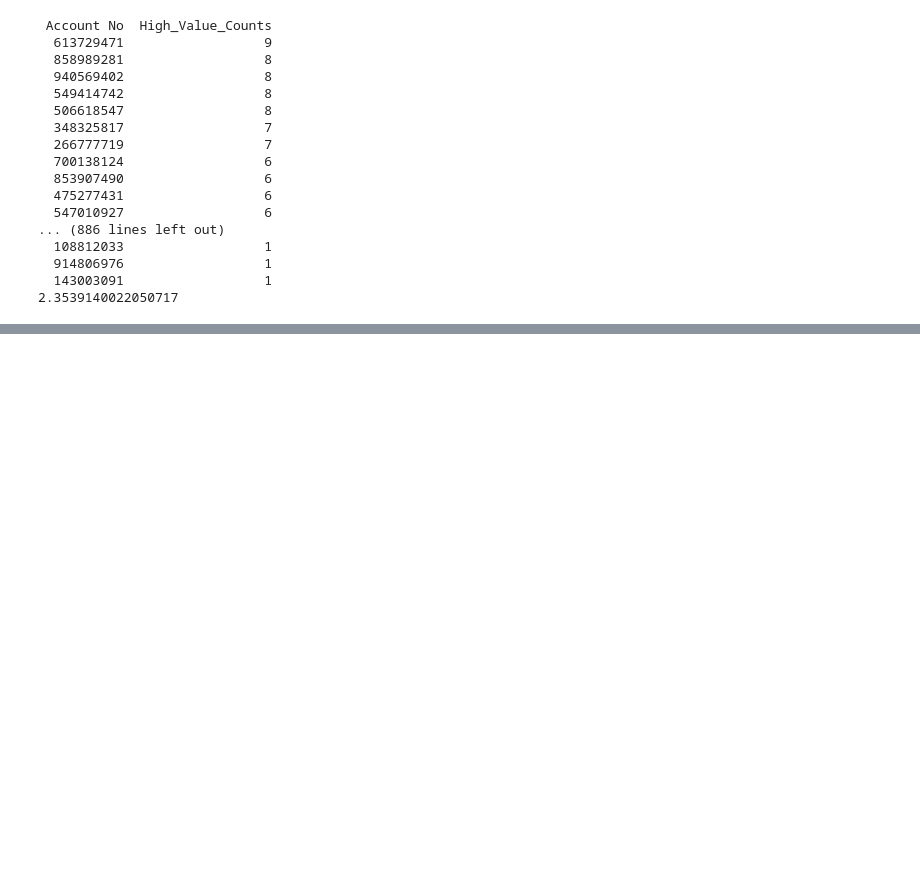
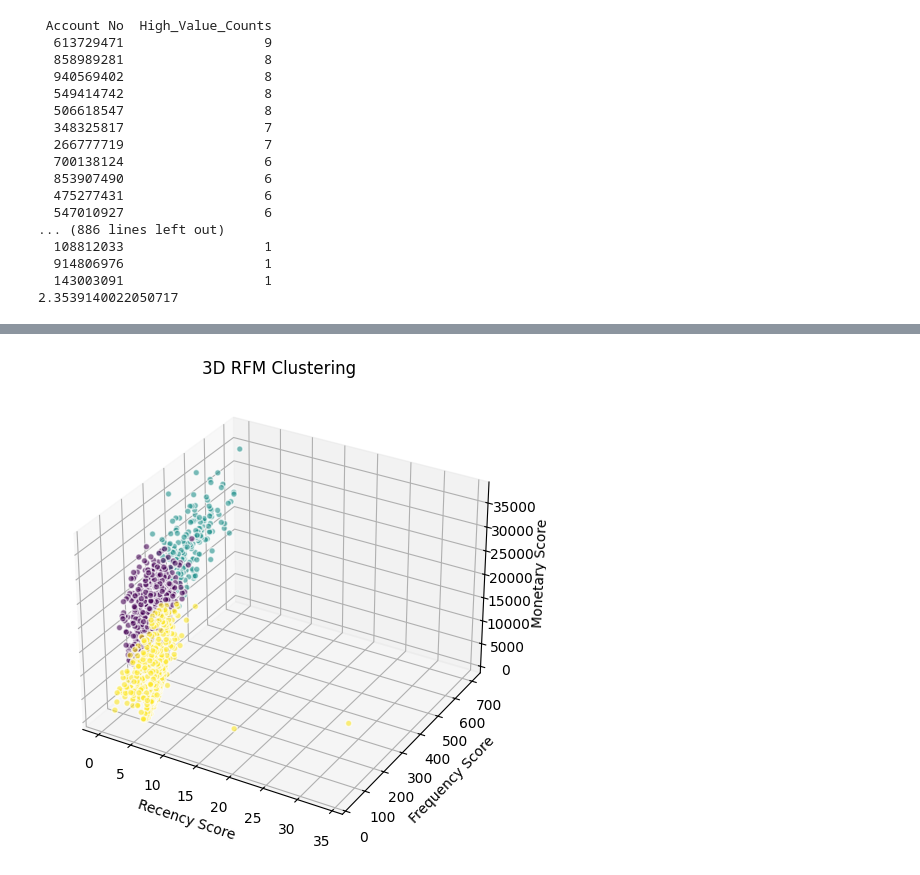
Before and after one commit to UoB-DSMP-2023-24/dsmp-2024-group28, a Jupyter notebook: Related_code/second_dataset/EDA_for_New_Dataset_1.ipynb, the cells around one changed output, grey strips where cells are left out. Drawn from its saved outputs; the diff is of its cells as text; code cells hidden in the pictures; blank space fills up the shorter version.

```diff
--- a/Related_code/second_dataset/EDA_for_New_Dataset_1.ipynb
+++ b/Related_code/second_dataset/EDA_for_New_Dataset_1.ipynb
@@ -521,0 +571,24 @@ print(np.mean(high_value_counts_sorted['High_Value_Counts']))
+# %%
+rfm_original = scaler.inverse_transform(rfm_scaled2)
+
+#Create a new graph and a 3D subgraph
+fig = plt.figure(figsize=(8, 6))
+ax = fig.add_subplot(111, projection='3d')
+
+#Assign data points to three-dimensional space
+xs = rfm_original[:, 0]  # Recency
+ys = rfm_original[:, 1]  # Frequency
+zs = rfm_original[:, 2]  # Monetary
+
+#Create a 3D scatter plot with colors defined by clustering labels
+scatter = ax.scatter(xs, ys, zs, c=clusters, cmap='viridis', marker='o', alpha=0.6, edgecolors='w')
+
+#Set chart titles and axis labels
+ax.set_title('3D RFM Clustering')
+ax.set_xlabel('Recency Score')
+ax.set_ylabel('Frequency Score')
+ax.set_zlabel('Monetary Score')
+
+plt.show()
+# %% [output]
+[figure, added]
```
Also changed, not shown: parts of 6 cells of this notebook.
